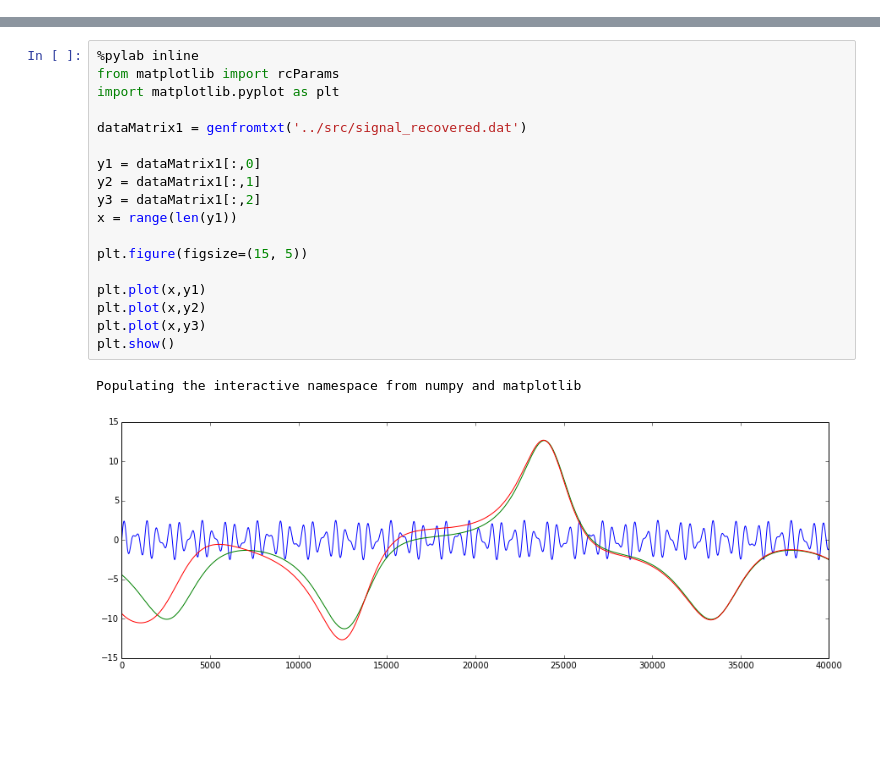
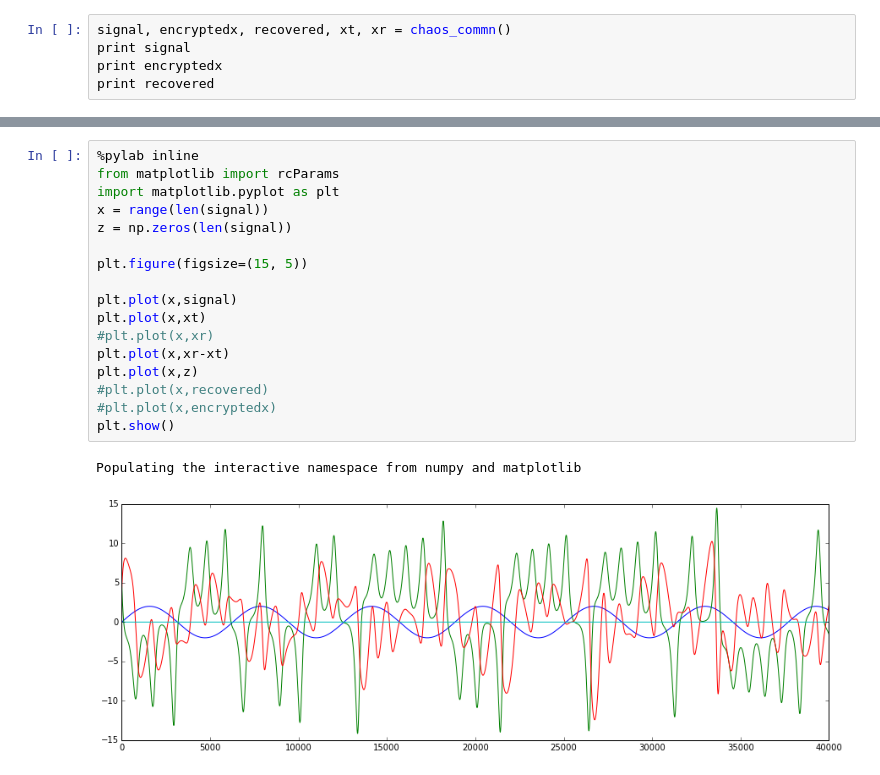
Before and after one commit to abhisheietk/crypto-chaotic, a Jupyter notebook: doc/fortran.ipynb, the cells around one changed output, grey strips where cells are left out. Cells and saved outputs as stored; diff of their text form; blank space fills up the shorter version.

```diff
--- a/doc/fortran.ipynb
+++ b/doc/fortran.ipynb
@@ -147,0 +44,5 @@ popd
+# %%
+signal, encryptedx, recovered, xt, xr = chaos_commn()
+print signal
+print encryptedx
+print recovered
@@ -148,21 +57,20 @@ popd
 # %%
 %pylab inline
 from matplotlib import rcParams
 import matplotlib.pyplot as plt
-
-dataMatrix1 = genfromtxt('../src/signal_recovered.dat')
-
-y1 = dataMatrix1[:,0]
-y2 = dataMatrix1[:,1]
-y3 = dataMatrix1[:,2]
-x = range(len(y1))
+x = range(len(signal))
+z = np.zeros(len(signal))
 
 plt.figure(figsize=(15, 5))
 
-plt.plot(x,y1)
-plt.plot(x,y2)
-plt.plot(x,y3)
+plt.plot(x,signal)
+plt.plot(x,xt)
+#plt.plot(x,xr)
+plt.plot(x,xr-xt)
+plt.plot(x,z)
+#plt.plot(x,recovered)
+#plt.plot(x,encryptedx)
 plt.show()
 # %% [output]
 Populating the interactive namespace from numpy and matplotlib
-[figure, old version]
+[figure, new version]
```
Also changed, not shown: parts of 13 cells of this notebook, 8 other files.
